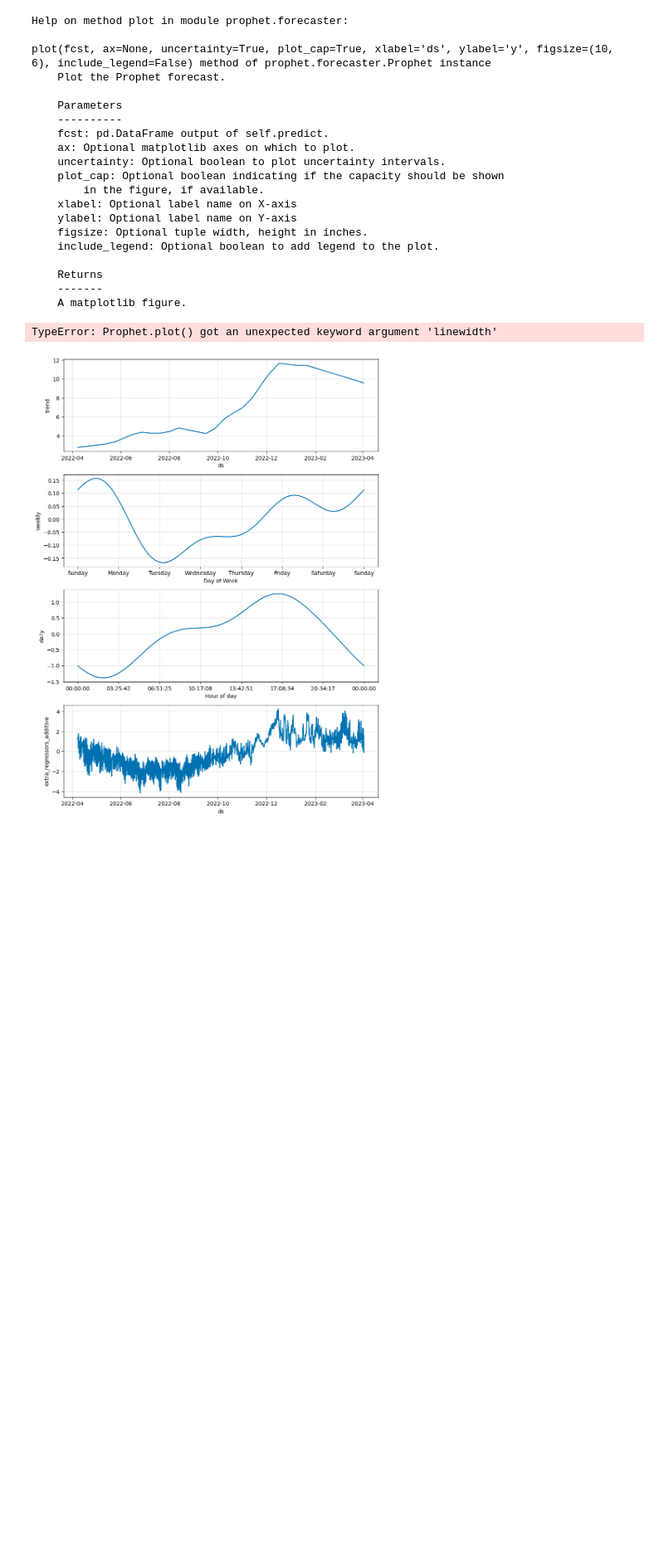
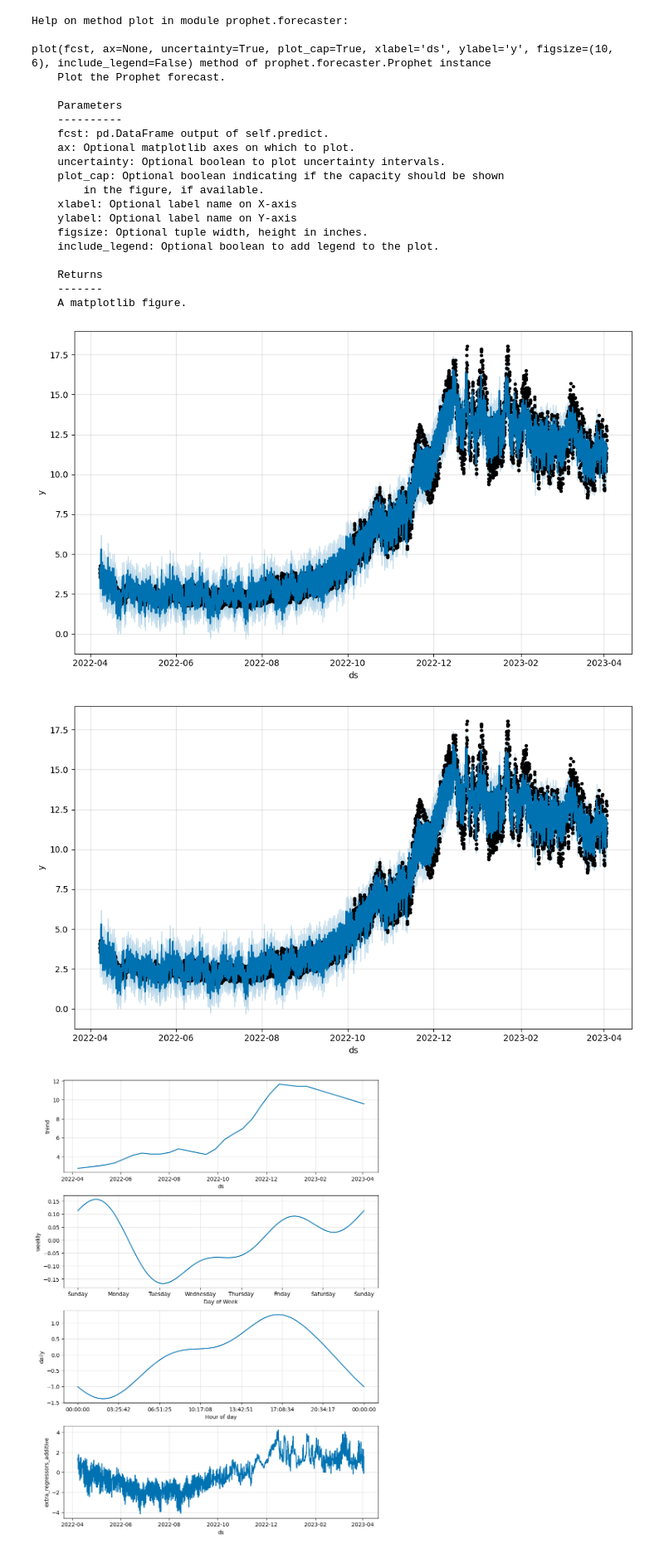
Before and after one commit to HesteBjorn/TDT4259_Data_Science, a Jupyter notebook: jacobs_exploration.ipynb, the cells around one changed output. Shown at 83% size. Cells and saved outputs as stored; diff of their text form; code cells hidden in the pictures; blank space fills up the shorter version.

```diff
--- a/jacobs_exploration.ipynb
+++ b/jacobs_exploration.ipynb
@@ -245,9 +245,10 @@ plot(fcst, ax=None, uncertainty=True, plot_cap=True, xlabel='ds', ylabel='y', fi
     -------
     A matplotlib figure.
 # %%
-m.plot(fcst, linewidth=0.1)
+m.plot(fcst)
 # %% [output]
-TypeError: Prophet.plot() got an unexpected keyword argument 'linewidth'
+[figure, added]
+[figure, added]
 # %%
 m.plot_components(fcst)
 # %% [output]
```
Also changed, not shown: parts of 5 cells of this notebook.
